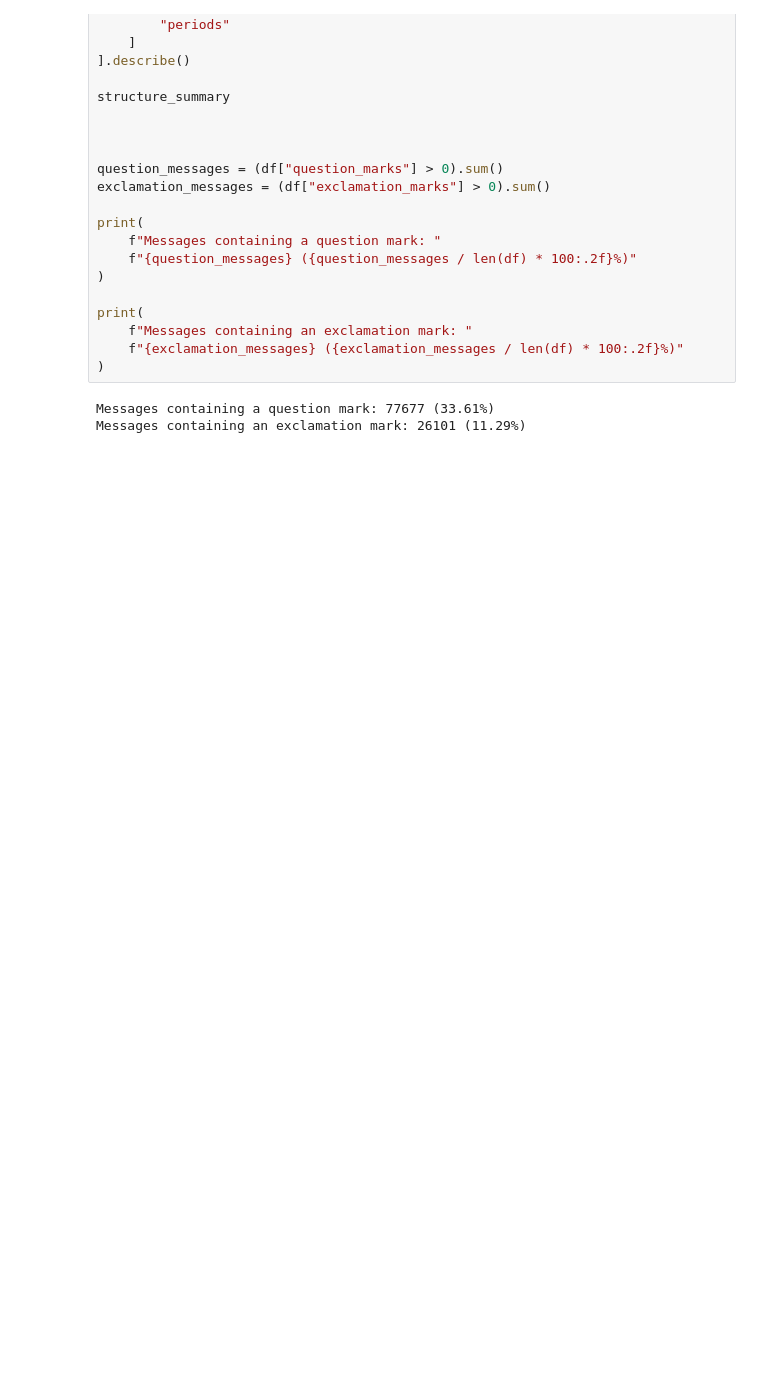
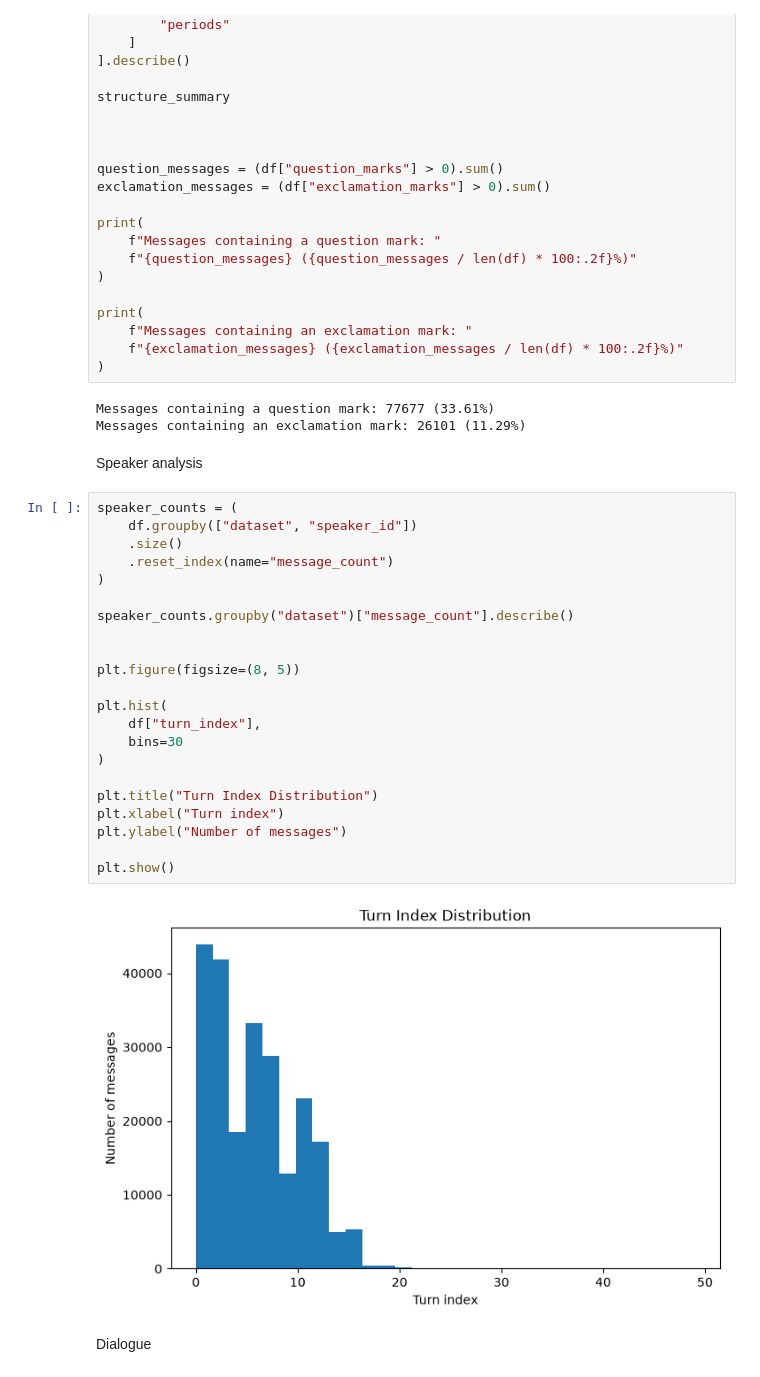
Before and after one commit to arnavbhanage/PickyTalker, a Jupyter notebook: notebooks/01_dataset_exploration.ipynb, the cells around one changed output. Cells and saved outputs as stored; diff of their text form; blank space fills up the shorter version.

```diff
--- a/notebooks/01_dataset_exploration.ipynb
+++ b/notebooks/01_dataset_exploration.ipynb
@@ -300,3 +300,31 @@ print(
 # %% [output]
 Messages containing a question mark: 77677 (33.61%)
 Messages containing an exclamation mark: 26101 (11.29%)
+# %% [markdown]
+Speaker analysis
+# %%
+speaker_counts = (
+    df.groupby(["dataset", "speaker_id"])
+    .size()
+    .reset_index(name="message_count")
+)
+
+speaker_counts.groupby("dataset")["message_count"].describe()
+
+
+plt.figure(figsize=(8, 5))
+
+plt.hist(
+    df["turn_index"],
+    bins=30
+)
+
+plt.title("Turn Index Distribution")
+plt.xlabel("Turn index")
+plt.ylabel("Number of messages")
+
+plt.show()
+# %% [output]
+[figure, added]
+# %% [markdown]
+Dialogue
```
Also changed, not shown: parts of 6 cells of this notebook.
